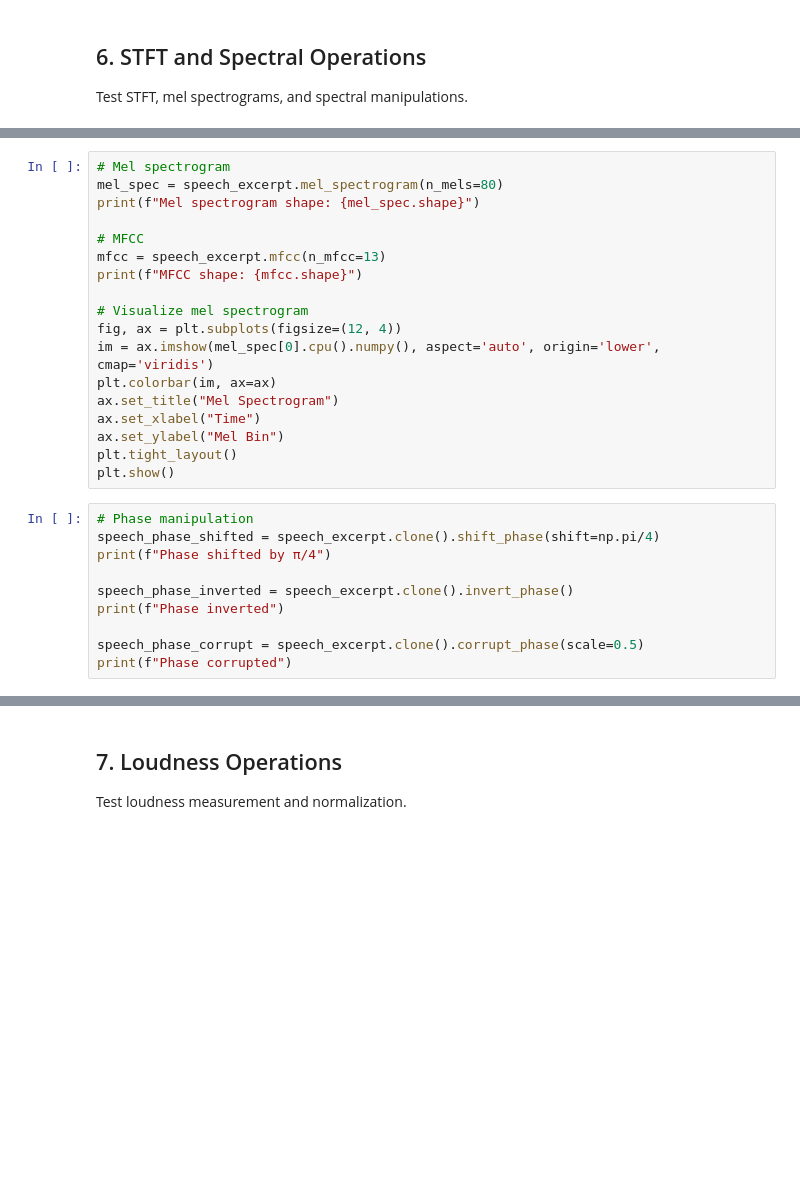
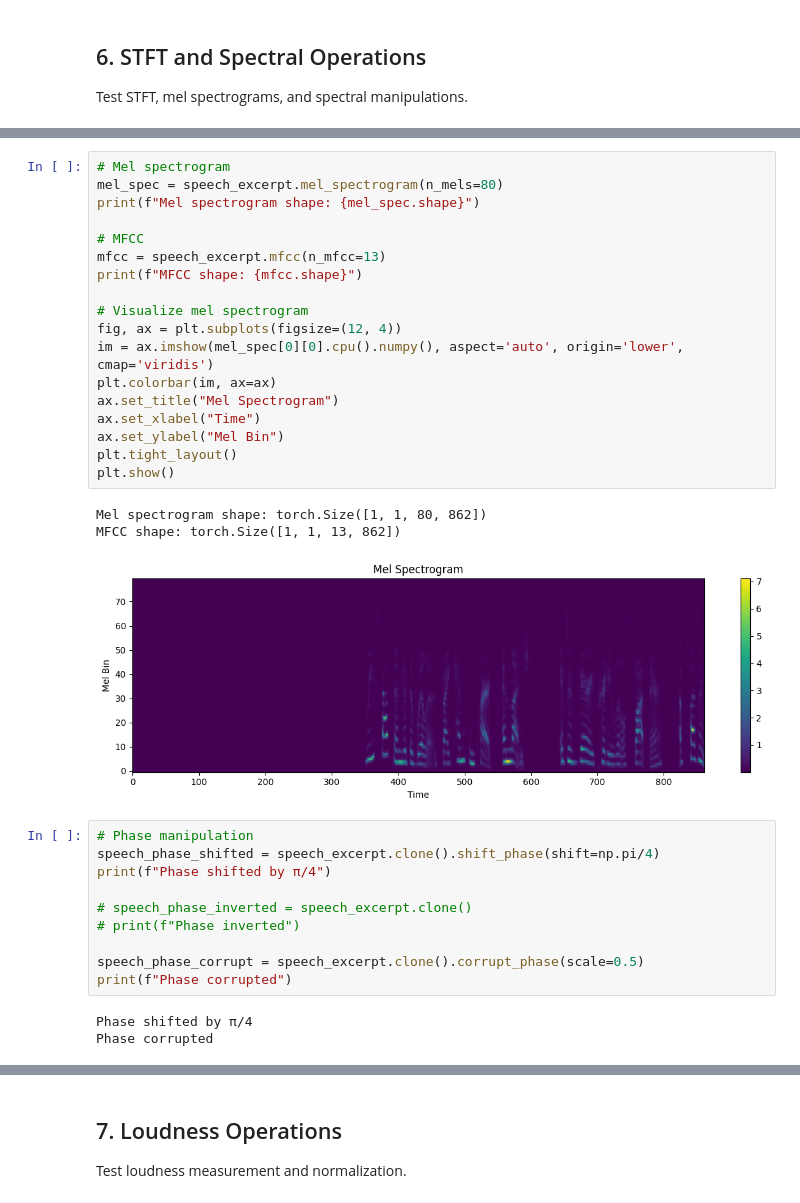
Before and after one commit to qweOkk/audiotools, a Jupyter notebook: test_audiotools_functions.ipynb, the cells around one changed output, grey strips where cells are left out. Cells and saved outputs as stored; diff of their text form; blank space fills up the shorter version.

```diff
--- a/test_audiotools_functions.ipynb
+++ b/test_audiotools_functions.ipynb
@@ -221,30 +303,37 @@ print(f"Reconstructed audio shape: {speech_stft.audio_data.shape}")
 # %%
 # Mel spectrogram
 mel_spec = speech_excerpt.mel_spectrogram(n_mels=80)
 print(f"Mel spectrogram shape: {mel_spec.shape}")
 
 # MFCC
 mfcc = speech_excerpt.mfcc(n_mfcc=13)
 print(f"MFCC shape: {mfcc.shape}")
 
 # Visualize mel spectrogram
 fig, ax = plt.subplots(figsize=(12, 4))
-im = ax.imshow(mel_spec[0].cpu().numpy(), aspect='auto', origin='lower', cmap='viridis')
+im = ax.imshow(mel_spec[0][0].cpu().numpy(), aspect='auto', origin='lower', cmap='viridis')
 plt.colorbar(im, ax=ax)
 ax.set_title("Mel Spectrogram")
 ax.set_xlabel("Time")
 ax.set_ylabel("Mel Bin")
 plt.tight_layout()
 plt.show()
+# %% [output]
+Mel spectrogram shape: torch.Size([1, 1, 80, 862])
+MFCC shape: torch.Size([1, 1, 13, 862])
+[figure, added]
 # %%
 # Phase manipulation
 speech_phase_shifted = speech_excerpt.clone().shift_phase(shift=np.pi/4)
 print(f"Phase shifted by π/4")
 
-speech_phase_inverted = speech_excerpt.clone().invert_phase()
-print(f"Phase inverted")
+# speech_phase_inverted = speech_excerpt.clone()
+# print(f"Phase inverted")
 
 speech_phase_corrupt = speech_excerpt.clone().corrupt_phase(scale=0.5)
 print(f"Phase corrupted")
+# %% [output]
+Phase shifted by π/4
+Phase corrupted
 # %%
 # Masking
```
Also changed, not shown: parts of 35 cells of this notebook.
